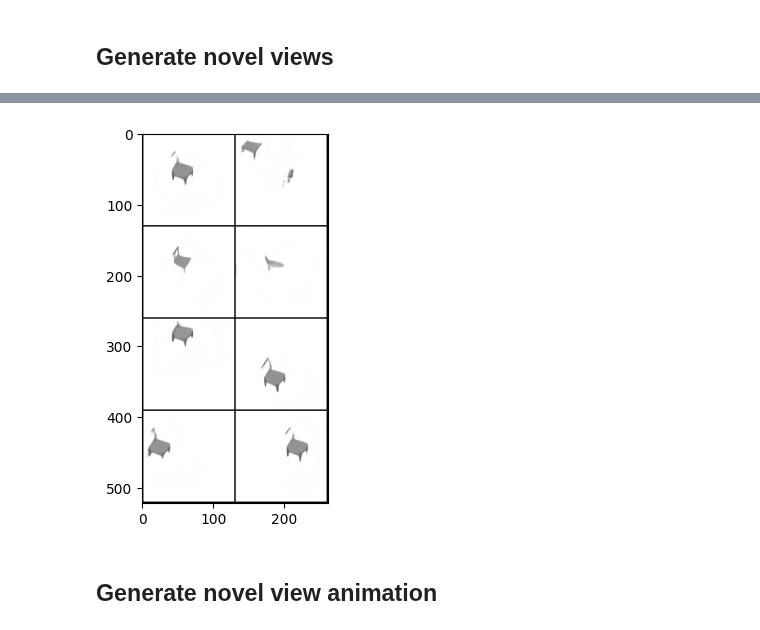
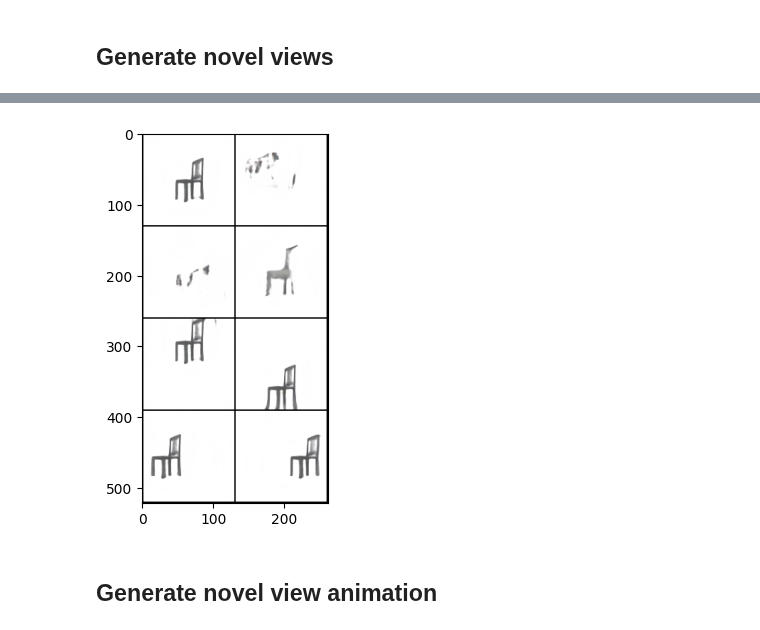
Before and after one commit to elidub/equiv-neural-rendering, a Jupyter notebook: exploration_elias.ipynb, the cells around one changed output, grey strips where cells are left out. Saved outputs shown, nothing was run; the diff lists cells and outputs as text; code cells hidden in the pictures.

```diff
--- a/exploration_elias.ipynb
+++ b/exploration_elias.ipynb
@@ -36,12 +40,14 @@ model = load_model('trained-models/chairs.pt').to(device)
 # %% [markdown]
 ## Load image
 # %%
-source_id, shift_id = '00002', '00004'
-# img = imageio.imread('imgs/example-data/chair4.png')
-img_source = imageio.imread(f'data_prep/output/rot_dataset/model.dae/{source_id}.png')[:, :, :3]
-img_shift = imageio.imread(f'data_prep/output/rot_dataset/model.dae/{shift_id}.png')[:, :, :3]
+source_id, target_id = '00001', '00005'
+# img_source = imageio.imread('imgs/example-data/chair4.png')
+path = 'data_prep/output/rot_dataset/model.dae/'
 
-for img in [img_source, img_shift]:
+img_source = imageio.imread(f'{path}/{source_id}.png')[:, :, :3]
+img_target= imageio.imread(f'{path}/{target_id}.png')[:, :, :3]
+
+for img in [img_source, img_target]:
 
     # You can also try loading other examples (e.g. 'chair1.png')
     # Visualize image
@@ -110,7 +116,7 @@ org = rendered.detach().clone()
 # plot_img_tensor(rendered.detach())
 # %%
 # read the json file data_prep/output/rot_dataset/model.dae/render_params.json
-with open('data_prep/output/rot_dataset/model.dae/render_params.json') as f:
+with open(f'{path}/render_params.json') as f:
     data = json.load(f)
     print(data)
 # %% [output]
@@ -126,9 +132,10 @@ elevation_source = torch.Tensor([23.039995]).to(device)
 translations_source = torch.Tensor([0., 0., 0.]).to(device)
 
 def read_coords(img_id, data = data, device = device):
-    azimuth_source = torch.Tensor([data[img_id]['azimuth']]).to(device)
-    elevation_source = torch.Tensor([data[img_id]['elevation']]).to(device)
+    azimuth_source = rad2deg(torch.Tensor([data[img_id]['azimuth']])).to(device)
+    elevation_source = rad2deg(torch.Tensor([data[img_id]['elevation']])).to(device)
     translations_source = torch.Tensor([data[img_id]['x'], data[img_id]['y'], data[img_id]['z']]).to(device)
     return azimuth_source, elevation_source, translations_source
 
 azimuth_source, elevation_source, translations_source = read_coords(source_id)
+print(azimuth_source, elevation_source, translations_source )
@@ -164,33 +184,38 @@ plot_img_tensor(rendered.detach())
 # %%
 from misc.viz import generate_novel_views
 
 # We can also generate several novel views of the same object
 azimuth_shifts = torch.Tensor([20., -50., 120., 180., -90., 50.]).to(device)
 elevation_shifts = torch.Tensor([10., -30., 40., -70., 10., 30.]).to(device)
+
+azimuth_shifts = torch.Tensor([20., -50., 120., 180., -90., 50.]).to(device)
+elevation_shifts = torch.Tensor([10., -30., 40., -70., 10., 30.]).to(device)
+
+
 
 
 translations_shifts = torch.Tensor([
     [0., 0., 0.],
     [0.5, 0.5, 0.5],
     [0.5, 0., 0.],
     [-0.5, 0., 0.],
     [0., 0.5, 0.],
     [0., -0.5, 0.],
     [0., 0., 0.5],
     [0., 0., -0.5],
 ]).to(device)
 
-azimuth_shifts   = torch.zeros(len(translations_shifts)).to(device)
-elevation_shifts = torch.zeros(len(translations_shifts)).to(device)
+azimuth_shifts   = torch.zeros(len(translations_shifts)).to(device) - azimuth_source
+elevation_shifts = torch.zeros(len(translations_shifts)).to(device) - elevation_source
 
 # This function expects a single image as input, so remove batch dimension
 views = generate_novel_views(model, img_source[0],
                              azimuth_source, elevation_source, translations_source,
                              azimuth_shifts, elevation_shifts, translations_shifts)
 
 plot_img_tensor(views.detach(), nrow=2)
 # %% [output]
-[figure, old version]
+[figure, new version]
 # %% [markdown]
 ## Generate novel view animation
 # %%
```
Also changed, not shown: parts of 11 cells of this notebook, 27 other files.
